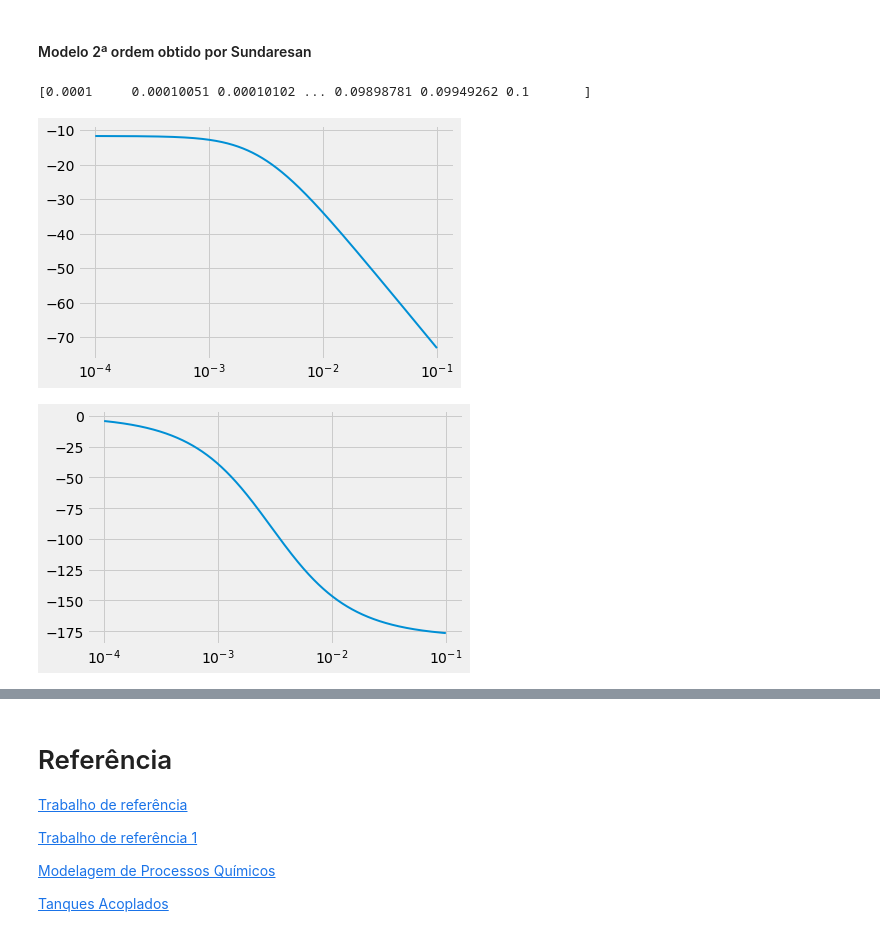
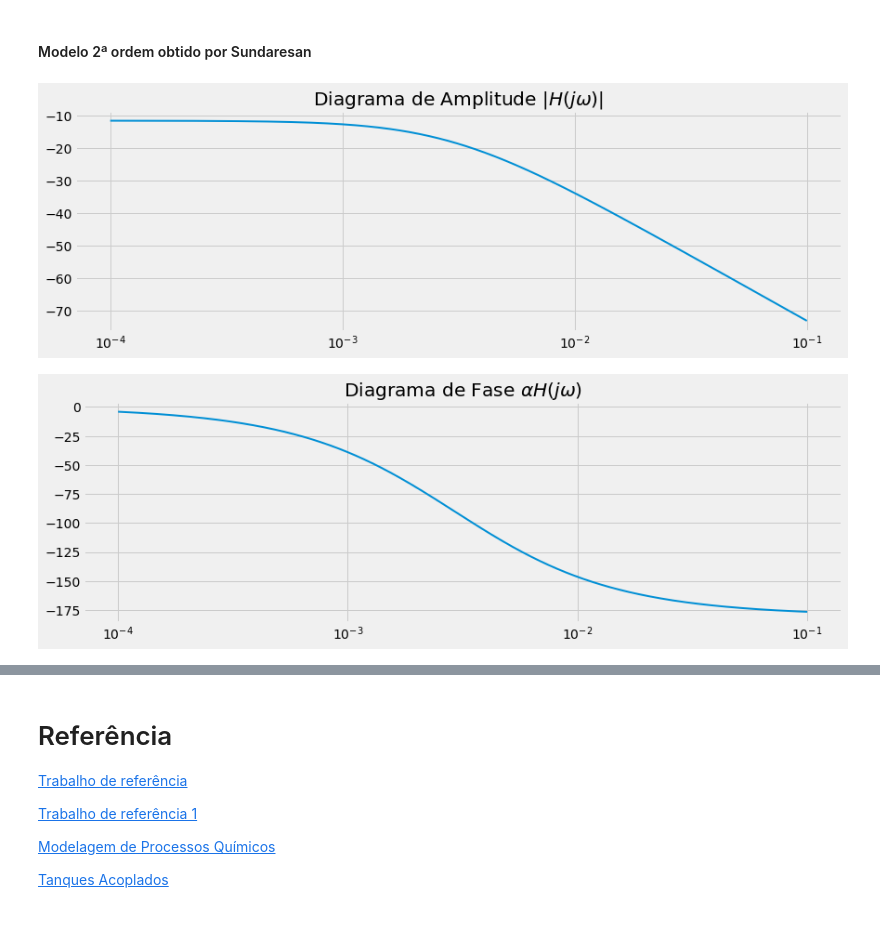
Before and after one commit to felipefrocha/esufmg-tmsd, a Jupyter notebook: modelo_tanques_acoplados/tanques_acomplados.ipynb, the cells around one changed output, grey strips where cells are left out. Saved outputs shown, nothing was run; the diff lists cells and outputs as text; code cells hidden in the pictures.

```diff
--- a/modelo_tanques_acoplados/tanques_acomplados.ipynb
+++ b/modelo_tanques_acoplados/tanques_acomplados.ipynb
@@ -624,9 +625,12 @@ independentemente do modelo utilizado.
 #### Modelo de 1ª ordem obtido por metodo deterministico
 O diagrama de bode pode ser visualizado abaixo e foi apresentado baseado no primeiro modelo de primeira ordem obtido.
 # %%
-w, mag, phase = signal.bode(system_1)
-plt.figure()
-plt.semilogx(w, mag)    # Bode magnitude plot
-plt.figure()
-plt.semilogx(w, phase)  # Bode phase plot
-plt.show()
+def plot_bode(w,mag,phase):
+    plt.figure(constrained_layout=True, figsize=(12, 4))
+    plt.title('Diagrama de Amplitude $|H(j\omega)|$')
+    plt.semilogx(w, mag)    # Bode magnitude plot
+    plt.show()
+    plt.figure(constrained_layout=True, figsize=(12, 4))
+    plt.title(r'Diagrama de Fase $\alpha H(j\omega)$')
+    plt.semilogx(w, phase)  # Bode phase plot
+    plt.show()
@@ -637,13 +644,7 @@ plt.show()
 #### Modelo 2ª ordem obtido por Sundaresan
 # %%
 w, mag, phase = signal.bode(system_2, n=1359)
-print(w)
-plt.figure()
-plt.semilogx(w, mag)    # Bode magnitude plot
-plt.figure()
-plt.semilogx(w, phase)  # Bode phase plot
-plt.show()
+plot_bode(w,mag,phase)
 # %% [output]
-[0.0001     0.00010051 0.00010102 ... 0.09898781 0.09949262 0.1       ]
-[figure, old version]
+[figure, new version]
-[figure, old version]
+[figure, new version]
```
Also changed, not shown: parts of 19 cells of this notebook.
